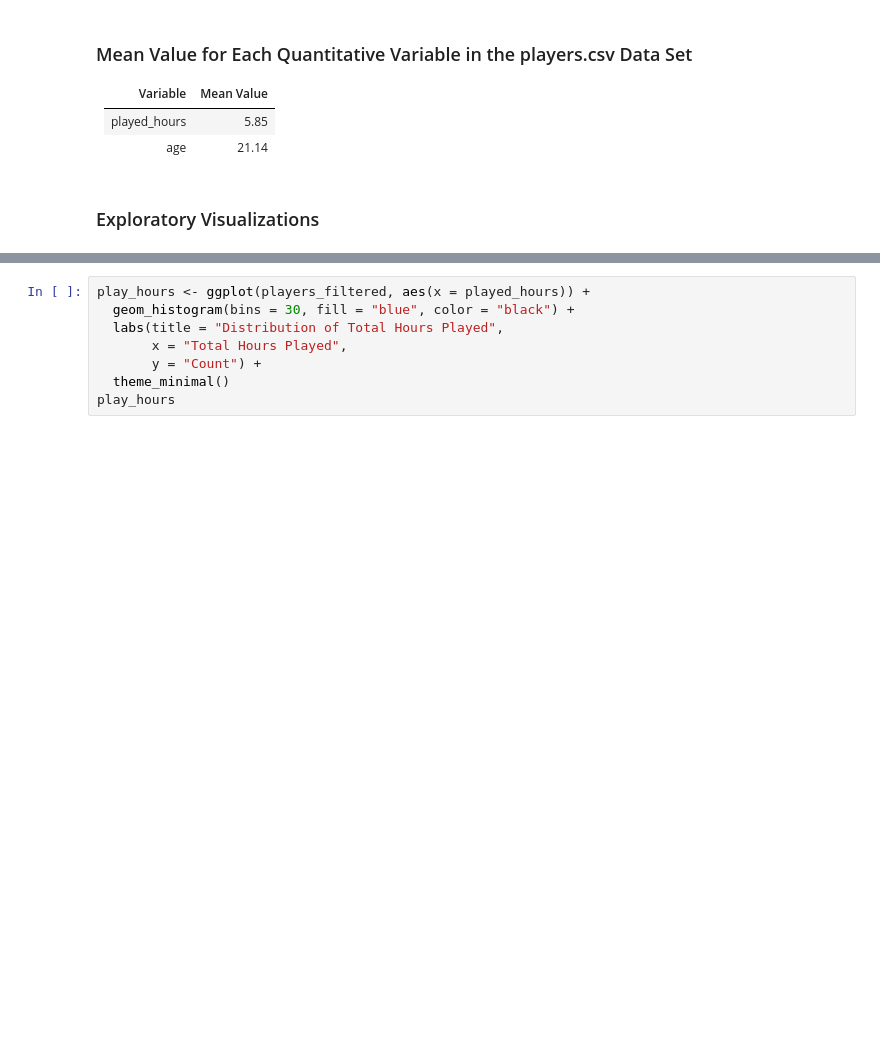
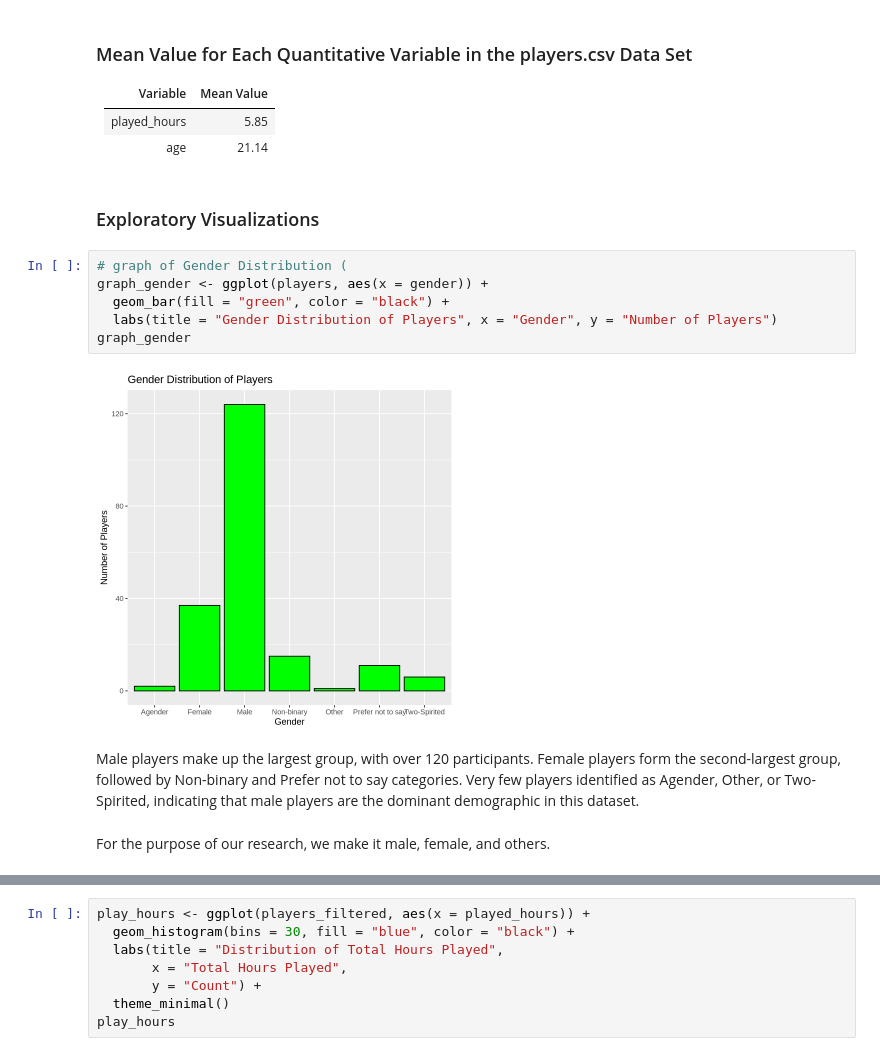
Before and after one commit to KEN-I-NOT/DSCI_project_group13, a Jupyter notebook: DSCI_Group13_final_v1.ipynb, the cells around one changed output, grey strips where cells are left out. Saved outputs shown, nothing was run; the diff lists cells and outputs as text; blank space fills up the shorter version.

```diff
--- a/DSCI_Group13_final_v1.ipynb
+++ b/DSCI_Group13_final_v1.ipynb
@@ -149,6 +194,18 @@ mean_age
 | age            | 21.14     |
 # %% [markdown]
 ### Exploratory Visualizations
+# %%
+# graph of Gender Distribution (
+graph_gender <- ggplot(players, aes(x = gender)) +
+  geom_bar(fill = "green", color = "black") +
+  labs(title = "Gender Distribution of Players", x = "Gender", y = "Number of Players")
+graph_gender
+# %% [output]
+[figure, added]
+# %% [markdown]
+Male players make up the largest group, with over 120 participants. Female players form the second-largest group, followed by Non-binary and Prefer not to say categories. Very few players identified as Agender, Other, or Two-Spirited, indicating that male players are the dominant demographic in this dataset.
+# %% [markdown]
+For the purpose of our research, we make it male, female, and others.
 # %%
 gender_dist <- ggplot(players_filtered, aes(x = gender, fill = gender)) +
   geom_bar(color = "black") +
```
Also changed, not shown: parts of 23 cells of this notebook.
